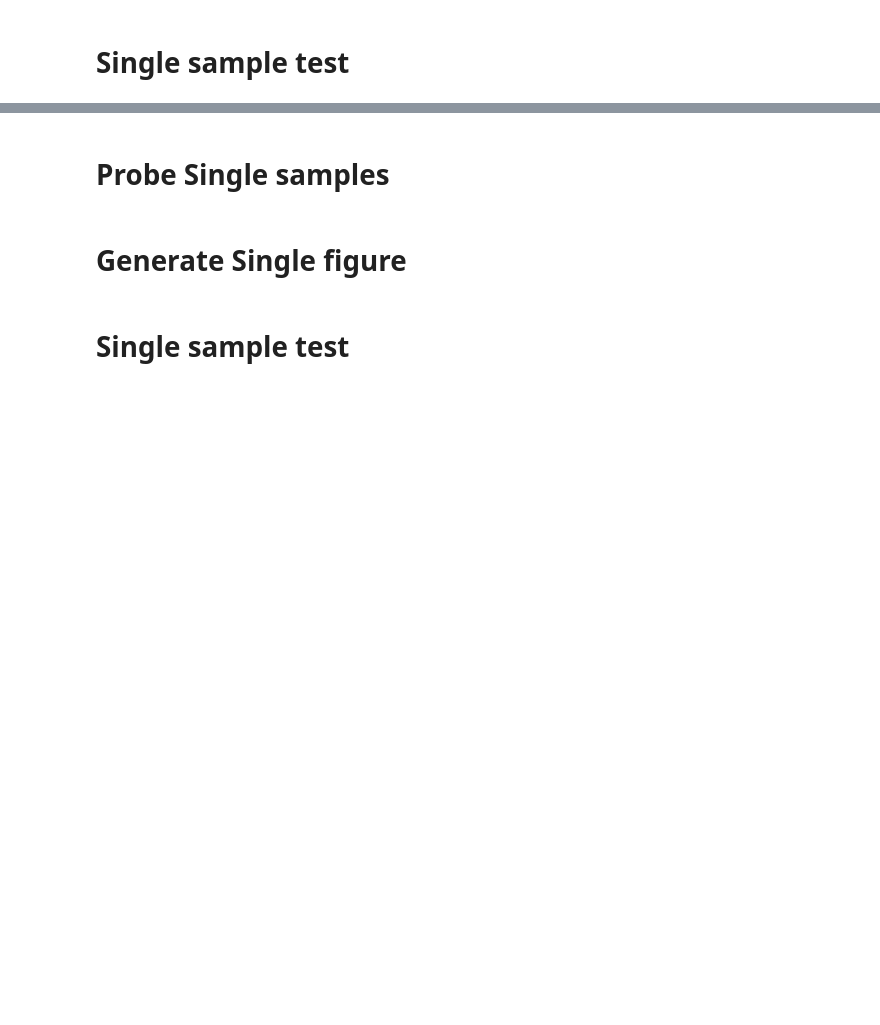
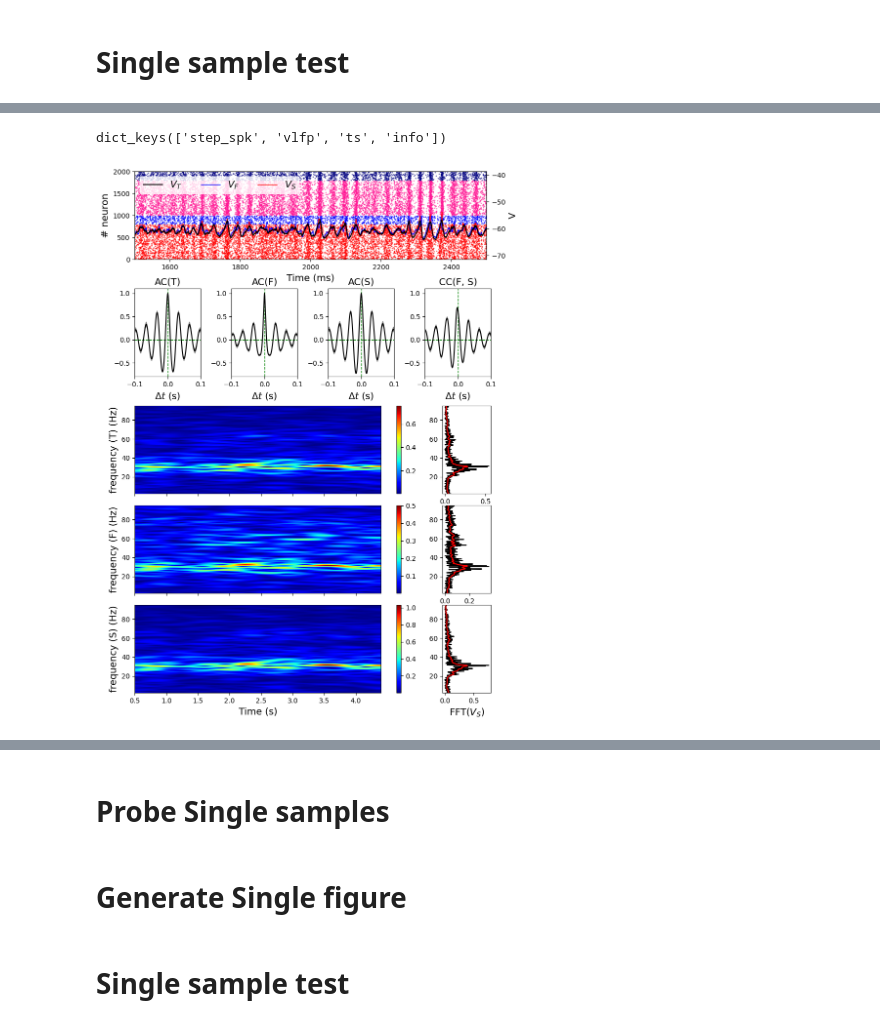
Before and after one commit to jyKim-97/hh_neuralnet, a Jupyter notebook: three_pop_mpi/asym_link_analysis.ipynb, the cells around one changed output, grey strips where cells are left out. Cells and saved outputs as stored; diff of their text form; code cells hidden in the pictures; blank space fills up the shorter version.

```diff
--- a/three_pop_mpi/asym_link_analysis.ipynb
+++ b/three_pop_mpi/asym_link_analysis.ipynb
@@ -77,0 +475,11 @@ plt.show()
+# %%
+from IPython.display import clear_output
+for i in range(2):
+    for j in range(7):
+        # for apply_alpha in [True, False]:
+        #     gen_full_figure(obj, order_dyna, i, j, dpi=80, vmin_p=0.2, vmax_p=0.8, apply_alpha=apply_alpha, show_only_std=False, save_dir="figures_new")
+        # gen_full_figure(obj, order_dyna, i, j, dpi=80, vmin_p=0.2, vmax_p=0.8, apply_alpha=False, show_only_std=True, save_dir="figures_new")
+        gen_full_figure(obj, order_dyna, i, j, dpi=80, vmin_p=0.2, vmax_p=0.8, apply_alpha=False, show_diff=True, show_only_std=False, save_dir="figures_new")
+
+        clear_output(wait=False)
+    clear_output(wait=False)
@@ -77,0 +507,4 @@ plt.show()
+# %%
+data.keys()
+# %% [output]
+dict_keys(['step_spk', 'vlfp', 'ts', 'info'])
@@ -77,0 +603,7 @@ plt.show()
+# %%
+nid = 0
+data = obj.load_detail(pts[nid][0], pts[nid][1], 0, 5, 0)
+
+draw_quadratic_summary(data)
+# %% [output]
+[figure, added]
```
Also changed, not shown: parts of 72 cells of this notebook, 4 other files.
